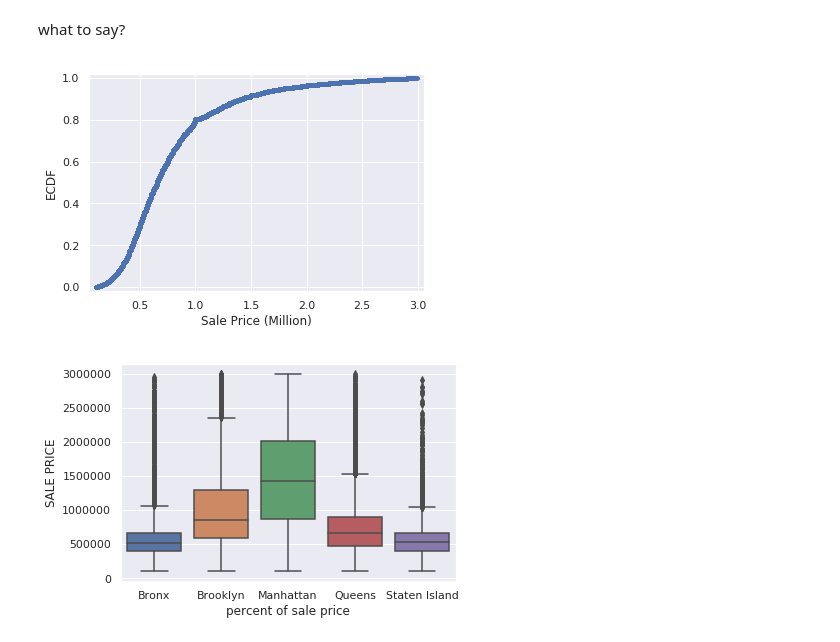
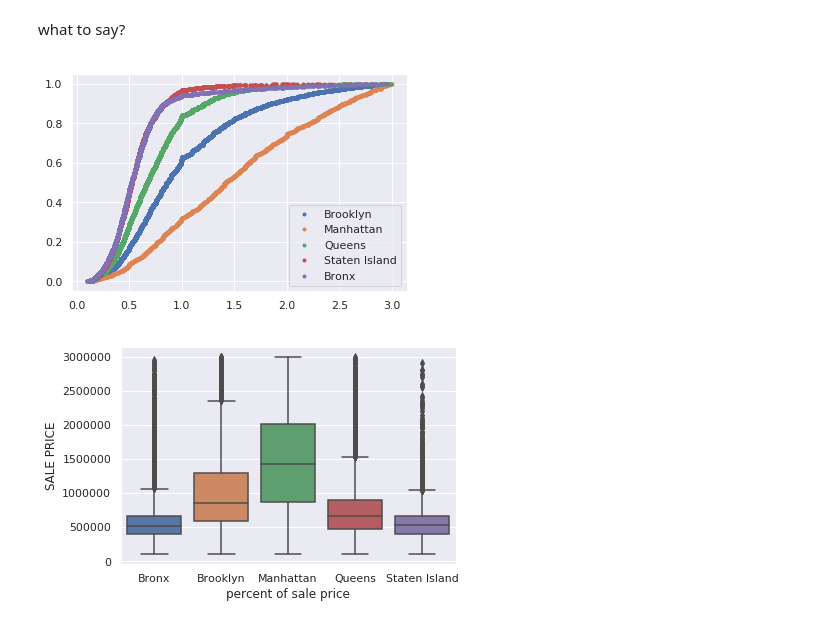
Before and after one commit to zhuoyingcai/NYC-Housing-Prices-Analysis, a Jupyter notebook: NYC_Housing_Prices_Analysis.ipynb, the cells around one changed output. Saved outputs shown, nothing was run; the diff lists cells and outputs as text; code cells hidden in the pictures.

Commit message:
draw ECDFs for each borough

```diff
--- a/NYC_Housing_Prices_Analysis.ipynb
+++ b/NYC_Housing_Prices_Analysis.ipynb
@@ -252,15 +264,37 @@ plt.show()
 # %% [markdown]
 what to say?
-# %%
-x = np.sort(df['SALE PRICE']/1000000)
-y = np.arange(1, len(x)+1) / len(x)
-_ = plt.plot(x, y, marker='.', linestyle='none')
-_ = plt.xlabel('Sale Price (Million)')
-_ = plt.ylabel('ECDF')
-plt.margins(0.02)
-plt.show()
-# %% [output]
-[figure, removed]
+# %%
+_ = df.set_index('BOROUGH', drop=False)
+_Brooklyn = _brooklyn.loc['Brooklyn']
+_Manhattan = _brooklyn.loc['Manhattan']
+_Queens = _brooklyn.loc['Queens']
+_StatenIsland = _brooklyn.loc['Staten Island']
+_Bronx = _brooklyn.loc['Bronx']
+
+x = np.sort(_Brooklyn['SALE PRICE']/1000000)
+y = np.arange(1, len(x)+1) / len(x)
+_ = plt.plot(x, y, marker='.', linestyle='none')
+
+x = np.sort(_Manhattan['SALE PRICE']/1000000)
+y = np.arange(1, len(x)+1) / len(x)
+_ = plt.plot(x, y, marker='.', linestyle='none')
+
+x = np.sort(_Queens['SALE PRICE']/1000000)
+y = np.arange(1, len(x)+1) / len(x)
+_ = plt.plot(x, y, marker='.', linestyle='none')
+
+x = np.sort(_StatenIsland['SALE PRICE']/1000000)
+y = np.arange(1, len(x)+1) / len(x)
+_ = plt.plot(x, y, marker='.', linestyle='none')
+
+x = np.sort(_Bronx['SALE PRICE']/1000000)
+y = np.arange(1, len(x)+1) / len(x)
+_ = plt.plot(x, y, marker='.', linestyle='none')
+
+plt.legend(['Brooklyn','Manhattan','Queens','Staten Island','Bronx'])
+plt.show()
+# %% [output]
+[figure, added]
 # %%
 # shows the average price in each boroughs
 _ = sns.boxplot(x='BOROUGH', y='SALE PRICE', data=df)
```
Also changed, not shown: parts of 4 cells of this notebook.
